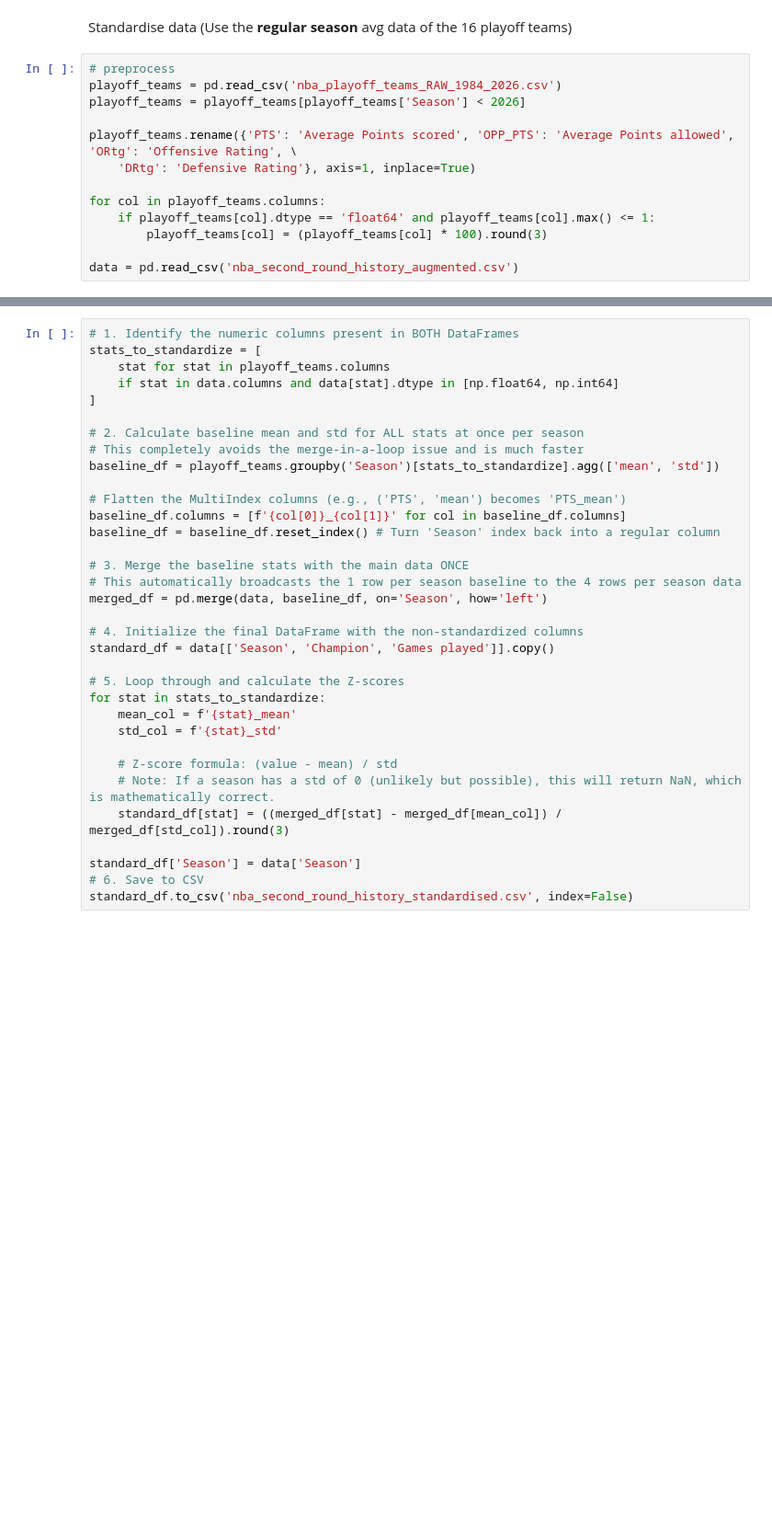
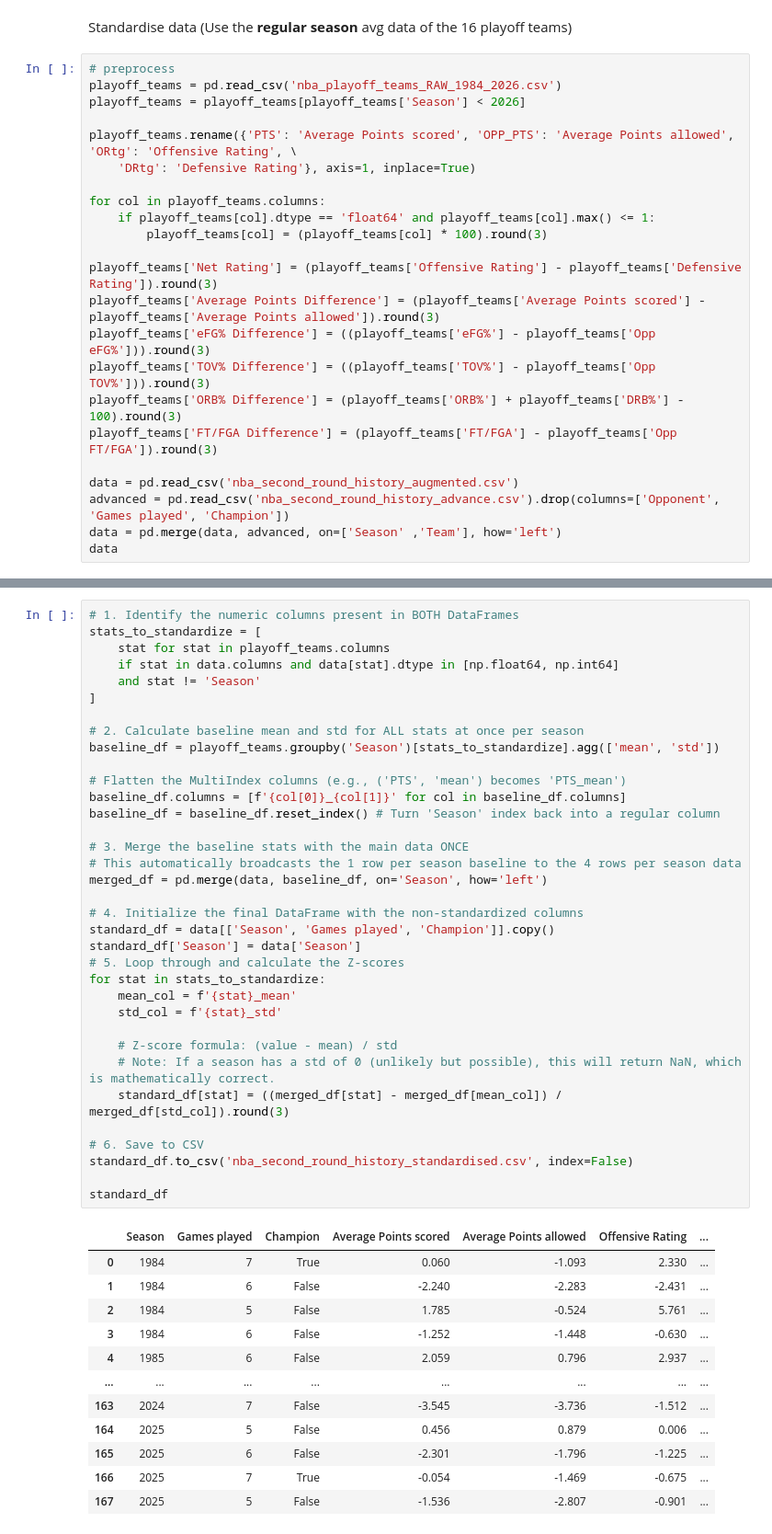
Before and after one commit to GalahadJr-1214/2026-Statistics-Final-Project, a Jupyter notebook: Final Project/dara_augmentation.ipynb, the cells around one changed output, grey strips where cells are left out. Shown at 92% size. Saved outputs shown, nothing was run; the diff lists cells and outputs as text; blank space fills up the shorter version.

Commit message:
Updates on standardised dataset

```diff
--- a/Final Project/dara_augmentation.ipynb
+++ b/Final Project/dara_augmentation.ipynb
@@ -119,7 +101,17 @@ for col in playoff_teams.columns:
     if playoff_teams[col].dtype == 'float64' and playoff_teams[col].max() <= 1:
         playoff_teams[col] = (playoff_teams[col] * 100).round(3)
 
+playoff_teams['Net Rating'] = (playoff_teams['Offensive Rating'] - playoff_teams['Defensive Rating']).round(3)
+playoff_teams['Average Points Difference'] = (playoff_teams['Average Points scored'] - playoff_teams['Average Points allowed']).round(3)
+playoff_teams['eFG% Difference'] = ((playoff_teams['eFG%'] - playoff_teams['Opp eFG%'])).round(3)
+playoff_teams['TOV% Difference'] = ((playoff_teams['TOV%'] - playoff_teams['Opp TOV%'])).round(3)
+playoff_teams['ORB% Difference'] = (playoff_teams['ORB%'] + playoff_teams['DRB%'] - 100).round(3)
+playoff_teams['FT/FGA Difference'] = (playoff_teams['FT/FGA'] - playoff_teams['Opp FT/FGA']).round(3)
+
 data = pd.read_csv('nba_second_round_history_augmented.csv')
+advanced = pd.read_csv('nba_second_round_history_advance.csv').drop(columns=['Opponent', 'Games played', 'Champion'])
+data = pd.merge(data, advanced, on=['Season' ,'Team'], how='left')
+data
 # %% [output]
 |  | Season | Team | Opponent | Games played | Average Points scored | Average Points allowed | ... |
 | 0 | 1984 | BOS | NYK | 7 | 111.0 | 103.0 | ... |
@@ -130,34 +129,48 @@ data = pd.read_csv('nba_second_round_history_augmented.csv')
 # %%
 # 1. Identify the numeric columns present in BOTH DataFrames
 stats_to_standardize = [
     stat for stat in playoff_teams.columns
     if stat in data.columns and data[stat].dtype in [np.float64, np.int64]
+    and stat != 'Season'
 ]
 
 # 2. Calculate baseline mean and std for ALL stats at once per season
-# This completely avoids the merge-in-a-loop issue and is much faster
 baseline_df = playoff_teams.groupby('Season')[stats_to_standardize].agg(['mean', 'std'])
 
 # Flatten the MultiIndex columns (e.g., ('PTS', 'mean') becomes 'PTS_mean')
 baseline_df.columns = [f'{col[0]}_{col[1]}' for col in baseline_df.columns]
 baseline_df = baseline_df.reset_index() # Turn 'Season' index back into a regular column
 
 # 3. Merge the baseline stats with the main data ONCE
 # This automatically broadcasts the 1 row per season baseline to the 4 rows per season data
 merged_df = pd.merge(data, baseline_df, on='Season', how='left')
 
 # 4. Initialize the final DataFrame with the non-standardized columns
-standard_df = data[['Season', 'Champion', 'Games played']].copy()
-
+standard_df = data[['Season', 'Games played', 'Champion']].copy()
+standard_df['Season'] = data['Season']
 # 5. Loop through and calculate the Z-scores
 for stat in stats_to_standardize:
     mean_col = f'{stat}_mean'
     std_col = f'{stat}_std'
 
     # Z-score formula: (value - mean) / std
     # Note: If a season has a std of 0 (unlikely but possible), this will return NaN, which is mathematically correct.
     standard_df[stat] = ((merged_df[stat] - merged_df[mean_col]) / merged_df[std_col]).round(3)
 
-standard_df['Season'] = data['Season']
 # 6. Save to CSV
 standard_df.to_csv('nba_second_round_history_standardised.csv', index=False)
+
+standard_df
+# %% [output]
+|  | Season | Games played | Champion | Average Points scored | Average Points allowed | Offensive Rating | ... |
+| 0 | 1984 | 7 | True | 0.060 | -1.093 | 2.330 | ... |
+| 1 | 1984 | 6 | False | -2.240 | -2.283 | -2.431 | ... |
+| 2 | 1984 | 5 | False | 1.785 | -0.524 | 5.761 | ... |
+| 3 | 1984 | 6 | False | -1.252 | -1.448 | -0.630 | ... |
+| 4 | 1985 | 6 | False | 2.059 | 0.796 | 2.937 | ... |
+| ... | ... | ... | ... | ... | ... | ... | ... |
+| 163 | 2024 | 7 | False | -3.545 | -3.736 | -1.512 | ... |
+| 164 | 2025 | 5 | False | 0.456 | 0.879 | 0.006 | ... |
+| 165 | 2025 | 6 | False | -2.301 | -1.796 | -1.225 | ... |
+| 166 | 2025 | 7 | True | -0.054 | -1.469 | -0.675 | ... |
+| 167 | 2025 | 5 | False | -1.536 | -2.807 | -0.901 | ... |
```
Also changed, not shown: parts of 3 cells of this notebook, 3 other files.
